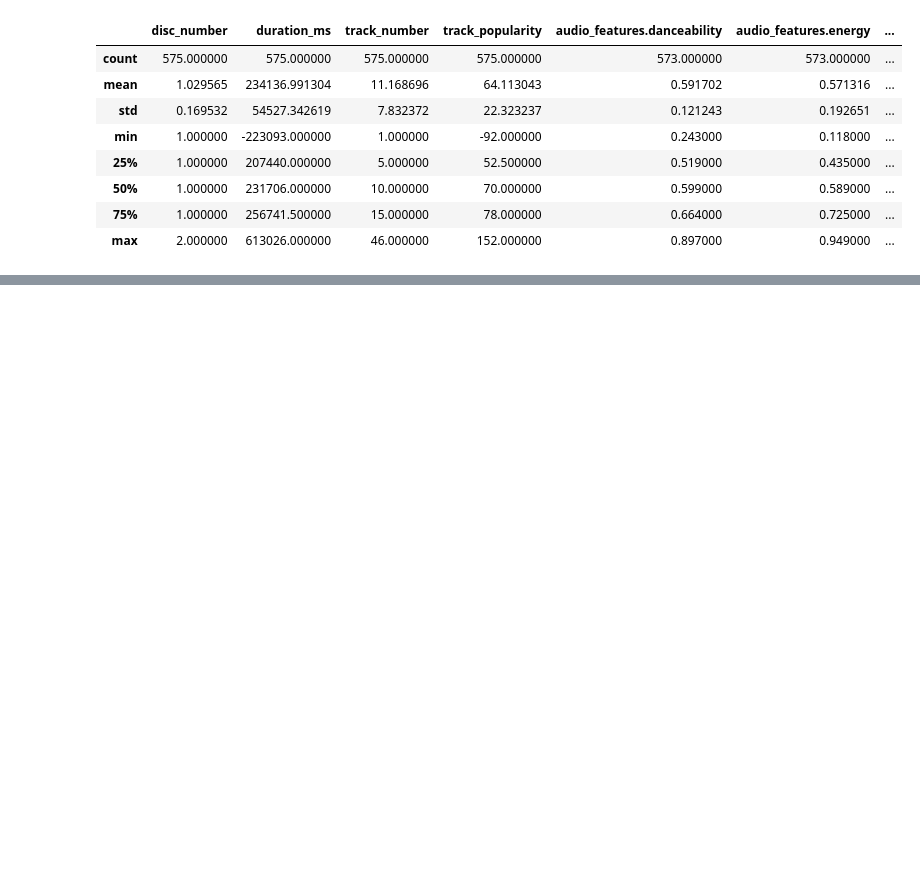
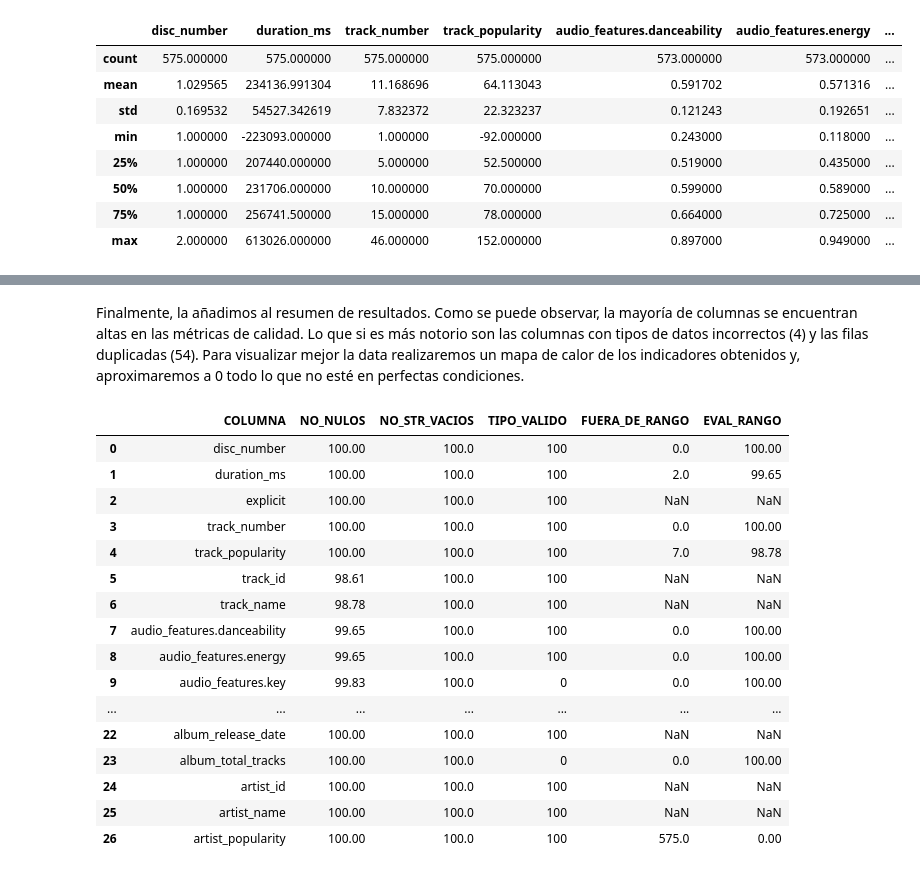
Before and after one commit to Slindex/asdfsa, a Jupyter notebook: EDA.ipynb, the cells around one changed output, grey strips where cells are left out. Cells and saved outputs as stored; diff of their text form; code cells hidden in the pictures; blank space fills up the shorter version.

```diff
--- a/EDA.ipynb
+++ b/EDA.ipynb
@@ -139,0 +502,3 @@ Toda la metadata será extraida de la [documentación](https://developer.spotify
+# %%
+data_filter = df[meta_filter['COLUMNA']]
+data_filter
@@ -139,0 +521,19 @@ Toda la metadata será extraida de la [documentación](https://developer.spotify
+# %%
+my_dict = {'COLUMNA': [], 'FUERA_DE_RANGO': []}
+
+for i in range(len(meta_filter)):
+    min_val = pd.to_numeric(meta_filter['MINIMO'].iloc[i], errors='coerce')
+    max_val = pd.to_numeric(meta_filter['MAXIMO'].iloc[i], errors='coerce')
+    col = meta_filter['COLUMNA'].iloc[i]
+    no_null = data_filter[col].dropna()
+    n=0
+
+    for val in no_null:
+        if pd.isna(max_val):
+            if pd.to_numeric(val, errors='coerce') < min_val:
+                n+=1
+        elif pd.to_numeric(val, errors='coerce') > max_val or pd.to_numeric(val, errors='coerce') < min_val:
+            n+=1
+
+    my_dict['COLUMNA'].append(col)
+    my_dict['FUERA_DE_RANGO'].append(n)
@@ -139,0 +542,3 @@ Toda la metadata será extraida de la [documentación](https://developer.spotify
+# %%
+resultado = pd.DataFrame(my_dict)
+resultado
@@ -180,0 +585,3 @@ ut.multiHist('data_histograms', df)
+# %%
+resultado['EVAL_RANGO'] = round(((575 - resultado['FUERA_DE_RANGO'])/575) * 100, 2)
+resultado
@@ -180,0 +606,23 @@ ut.multiHist('data_histograms', df)
+# %% [markdown]
+Finalmente, la añadimos al resumen de resultados. Como se puede observar, la mayoría de columnas se encuentran altas en las métricas de calidad. Lo que si es más notorio son las columnas con tipos de datos incorrectos (4) y las filas duplicadas (54). Para visualizar mejor la data realizaremos un mapa de calor de los indicadores obtenidos y, aproximaremos a 0 todo lo que no esté en perfectas condiciones.
+# %%
+resumen = pd.merge(resumen, resultado, on='COLUMNA', how='left')
+resumen
+# %% [output]
+|  | COLUMNA | NO_NULOS | NO_STR_VACIOS | TIPO_VALIDO | FUERA_DE_RANGO | EVAL_RANGO |
+| 0 | disc_number | 100.00 | 100.0 | 100 | 0.0 | 100.00 |
+| 1 | duration_ms | 100.00 | 100.0 | 100 | 2.0 | 99.65 |
+| 2 | explicit | 100.00 | 100.0 | 100 | NaN | NaN |
+| 3 | track_number | 100.00 | 100.0 | 100 | 0.0 | 100.00 |
+| 4 | track_popularity | 100.00 | 100.0 | 100 | 7.0 | 98.78 |
+| 5 | track_id | 98.61 | 100.0 | 100 | NaN | NaN |
+| 6 | track_name | 98.78 | 100.0 | 100 | NaN | NaN |
+| 7 | audio_features.danceability | 99.65 | 100.0 | 100 | 0.0 | 100.00 |
+| 8 | audio_features.energy | 99.65 | 100.0 | 100 | 0.0 | 100.00 |
+| 9 | audio_features.key | 99.83 | 100.0 | 0 | 0.0 | 100.00 |
+| ... | ... | ... | ... | ... | ... | ... |
+| 22 | album_release_date | 100.00 | 100.0 | 100 | NaN | NaN |
+| 23 | album_total_tracks | 100.00 | 100.0 | 0 | 0.0 | 100.00 |
+| 24 | artist_id | 100.00 | 100.0 | 100 | NaN | NaN |
+| 25 | artist_name | 100.00 | 100.0 | 100 | NaN | NaN |
+| 26 | artist_popularity | 100.00 | 100.0 | 100 | 575.0 | 0.00 |
```
Also changed, not shown: parts of 59 cells of this notebook.
